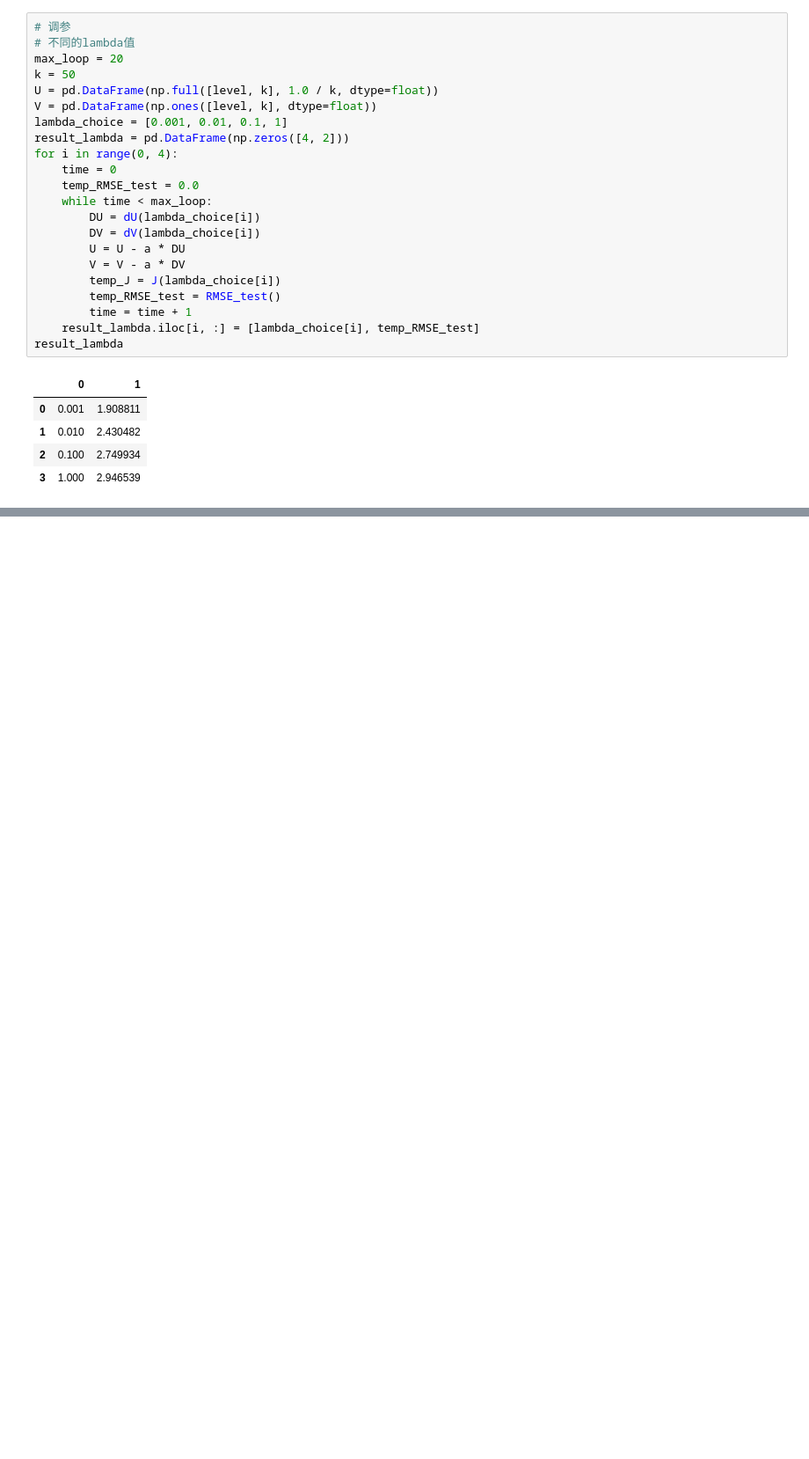
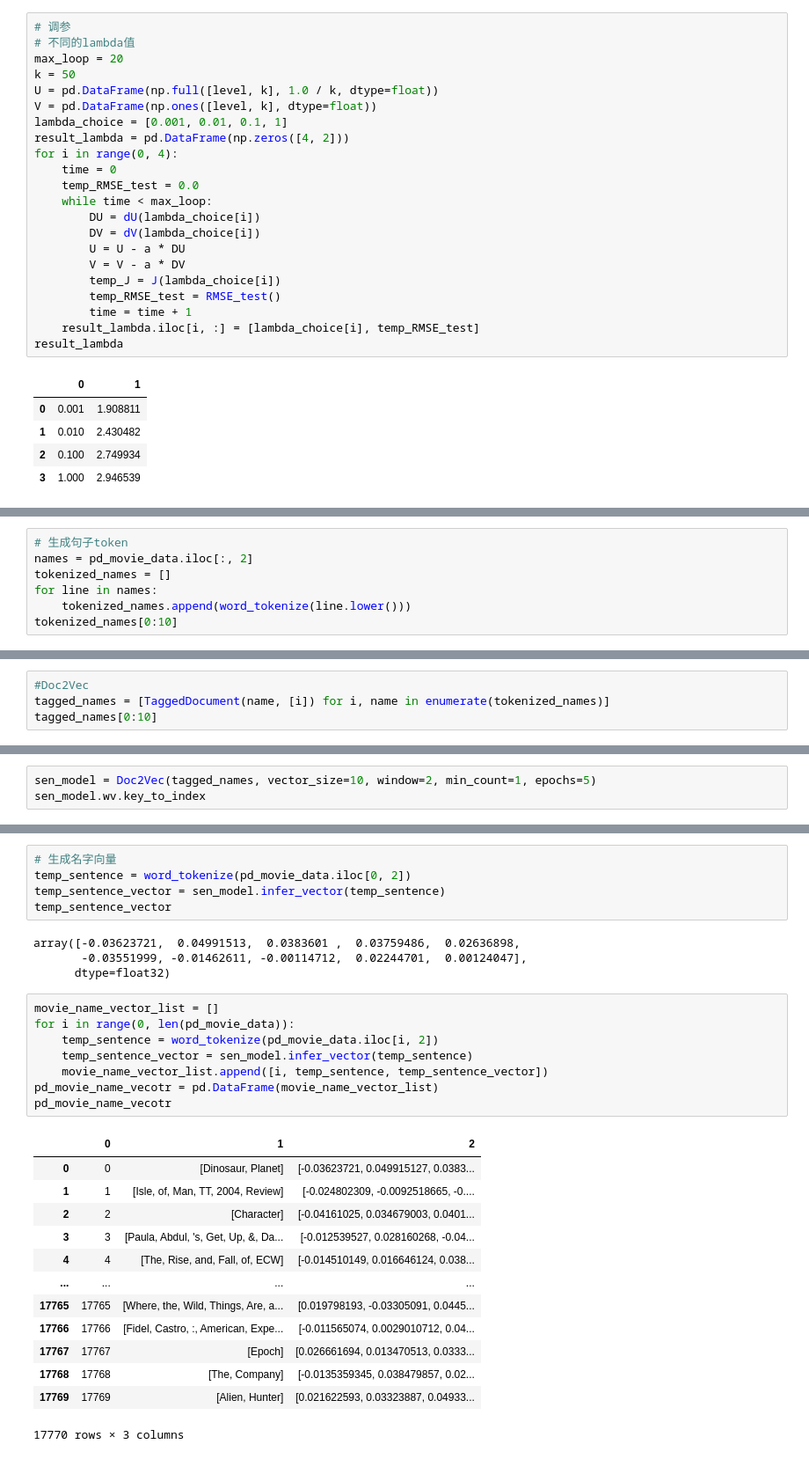
Before and after one commit to greengrassteam/BDA_PersonalizedRecommendation, a Jupyter notebook: main.ipynb, the cells around one changed output, grey strips where cells are left out. Shown at 88% size. Drawn from its saved outputs; the diff is of its cells as text; blank space fills up the shorter version.

```diff
--- a/main.ipynb
+++ b/main.ipynb
@@ -564,0 +679,7 @@ result_lambda
+# %%
+# 生成句子token
+names = pd_movie_data.iloc[:, 2]
+tokenized_names = []
+for line in names:
+    tokenized_names.append(word_tokenize(line.lower()))
+tokenized_names[0:10]
@@ -564,0 +703,4 @@ result_lambda
+# %%
+#Doc2Vec
+tagged_names = [TaggedDocument(name, [i]) for i, name in enumerate(tokenized_names)]
+tagged_names[0:10]
@@ -564,0 +718,3 @@ result_lambda
+# %%
+sen_model = Doc2Vec(tagged_names, vector_size=10, window=2, min_count=1, epochs=5)
+sen_model.wv.key_to_index
@@ -564,0 +739,31 @@ result_lambda
+# %%
+# 生成名字向量
+temp_sentence = word_tokenize(pd_movie_data.iloc[0, 2])
+temp_sentence_vector = sen_model.infer_vector(temp_sentence)
+temp_sentence_vector
+# %% [output]
+array([-0.03623721,  0.04991513,  0.0383601 ,  0.03759486,  0.02636898,
+       -0.03551999, -0.01462611, -0.00114712,  0.02244701,  0.00124047],
+      dtype=float32)
+# %%
+movie_name_vector_list = []
+for i in range(0, len(pd_movie_data)):
+    temp_sentence = word_tokenize(pd_movie_data.iloc[i, 2])
+    temp_sentence_vector = sen_model.infer_vector(temp_sentence)
+    movie_name_vector_list.append([i, temp_sentence, temp_sentence_vector])
+pd_movie_name_vecotr = pd.DataFrame(movie_name_vector_list)
+pd_movie_name_vecotr
+# %% [output]
+|  | 0 | 1 | 2 |
+| 0 | 0 | [Dinosaur, Planet] | [-0.03623721, 0.049915127, 0.0383... |
+| 1 | 1 | [Isle, of, Man, TT, 2004, Review] | [-0.024802309, -0.0092518665, -0.... |
+| 2 | 2 | [Character] | [-0.04161025, 0.034679003, 0.0401... |
+| 3 | 3 | [Paula, Abdul, 's, Get, Up, &, Da... | [-0.012539527, 0.028160268, -0.04... |
+| 4 | 4 | [The, Rise, and, Fall, of, ECW] | [-0.014510149, 0.016646124, 0.038... |
+| ... | ... | ... | ... |
+| 17765 | 17765 | [Where, the, Wild, Things, Are, a... | [0.019798193, -0.03305091, 0.0445... |
+| 17766 | 17766 | [Fidel, Castro, :, American, Expe... | [-0.011565074, 0.0029010712, 0.04... |
+| 17767 | 17767 | [Epoch] | [0.026661694, 0.013470513, 0.0333... |
+| 17768 | 17768 | [The, Company] | [-0.0135359345, 0.038479857, 0.02... |
+| 17769 | 17769 | [Alien, Hunter] | [0.021622593, 0.03323887, 0.04933... |
+17770 rows × 3 columns
```
Also changed, not shown: parts of 10 cells of this notebook, 1 other file.
